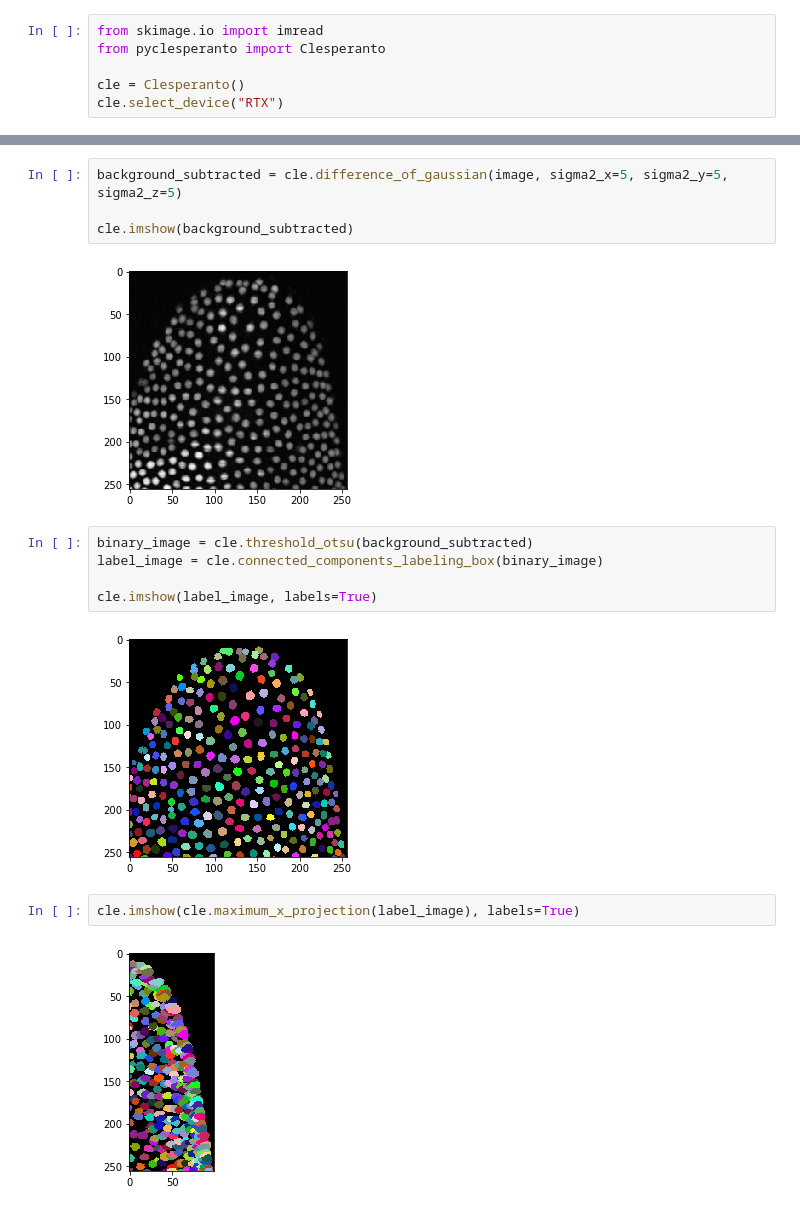
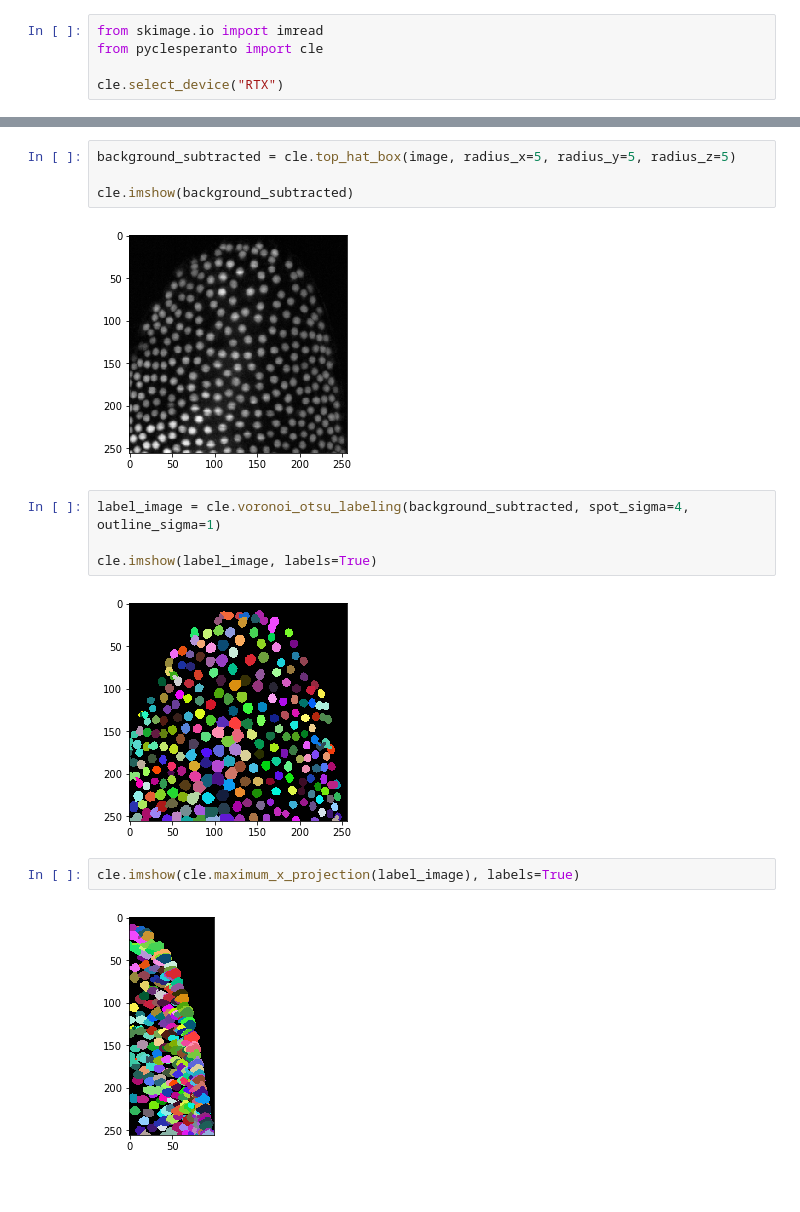
Before and after one commit to clEsperanto/pyclesperanto, a Jupyter notebook: user_docs/process_tribolium.ipynb, the cells around one changed output, grey strips where cells are left out. Drawn from its saved outputs; the diff is of its cells as text.

Commit message:
added voronoi_otsu_labeling

```diff
--- a/user_docs/process_tribolium.ipynb
+++ b/user_docs/process_tribolium.ipynb
@@ -1,7 +1,6 @@
 # %%
 from skimage.io import imread
-from pyclesperanto import Clesperanto
+from pyclesperanto import cle
 
-cle = Clesperanto()
 cle.select_device("RTX")
 # %% [output]
@@ -23,22 +20,21 @@ cle.imshow(cle.maximum_x_projection(image))
 # %% [output]
 [figure]
 # %%
-background_subtracted = cle.difference_of_gaussian(image, sigma2_x=5, sigma2_y=5, sigma2_z=5)
+background_subtracted = cle.top_hat_box(image, radius_x=5, radius_y=5, radius_z=5)
 
 cle.imshow(background_subtracted)
 # %% [output]
 [figure]
 # %%
-binary_image = cle.threshold_otsu(background_subtracted)
-label_image = cle.connected_components_labeling_box(binary_image)
+label_image = cle.voronoi_otsu_labeling(background_subtracted, spot_sigma=4, outline_sigma=1)
 
 cle.imshow(label_image, labels=True)
 # %% [output]
-[figure, old version]
+[figure, new version]
 # %%
 cle.imshow(cle.maximum_x_projection(label_image), labels=True)
 # %% [output]
-[figure, old version]
+[figure, new version]
 # %%
 cle.imshow(cle.maximum_y_projection(label_image), labels=True)
 # %% [output]
```
Also changed, not shown: parts of 2 cells of this notebook, 5 other files.
